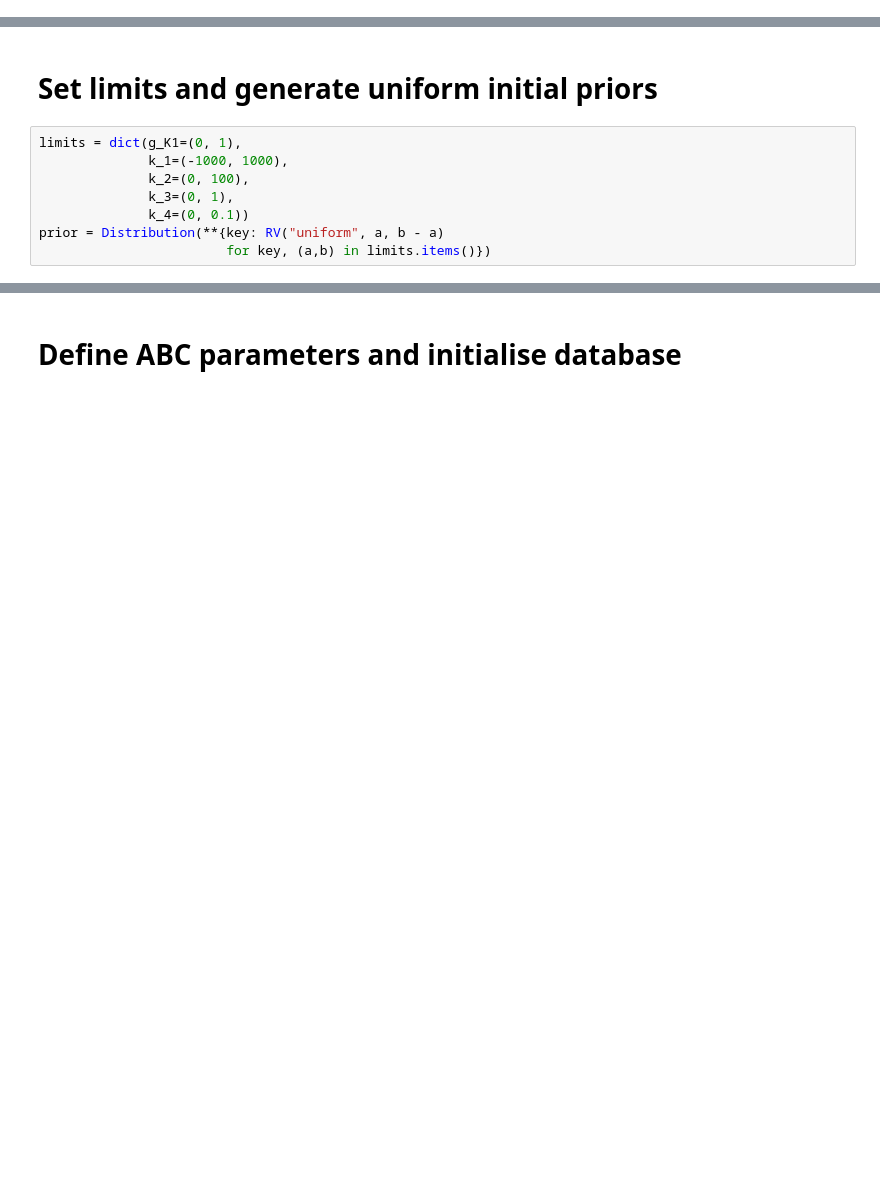
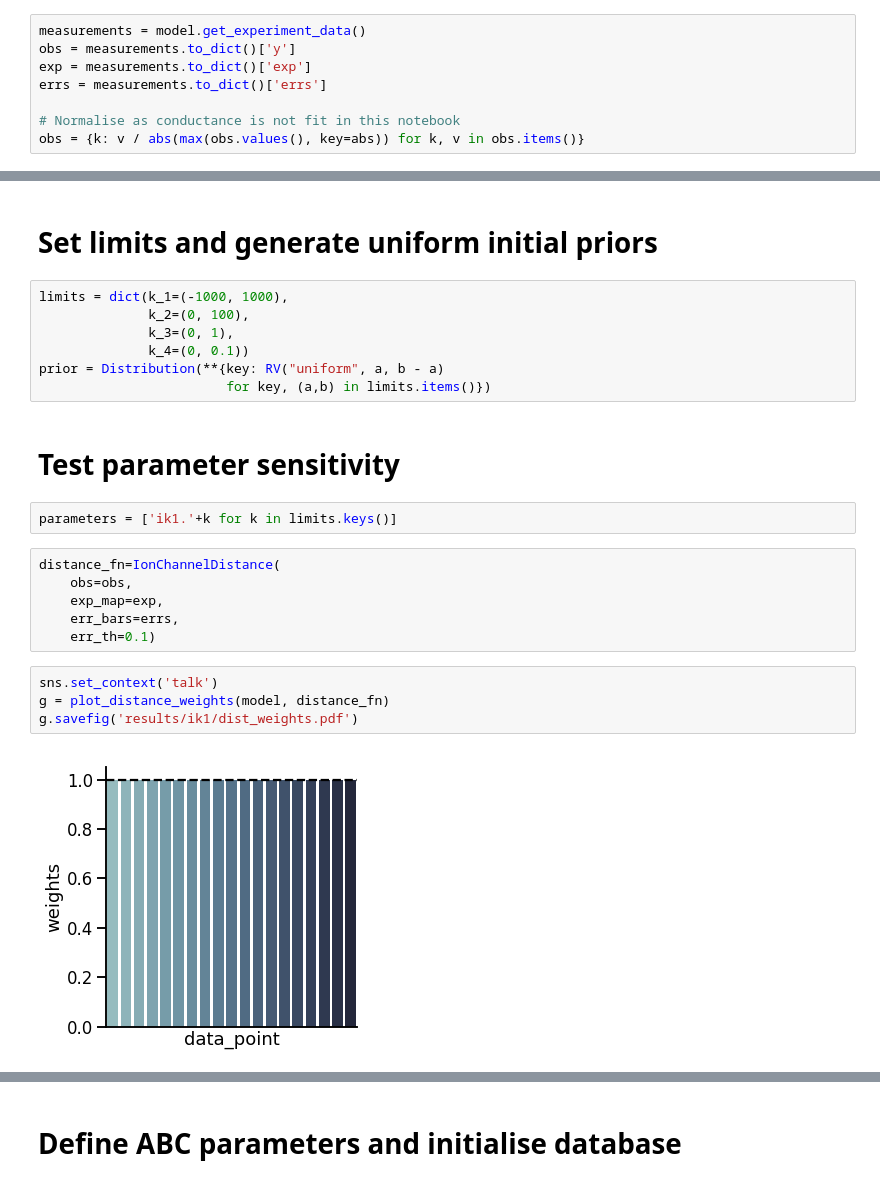
Before and after one commit to charleshouston/ion-channel-ABC, a Jupyter notebook: docs/examples/hl-1_ik1.ipynb, the cells around one changed output, grey strips where cells are left out. Drawn from its saved outputs; the diff is of its cells as text; blank space fills up the shorter version.

```diff
--- a/docs/examples/hl-1_ik1.ipynb
+++ b/docs/examples/hl-1_ik1.ipynb
@@ -36,0 +42,8 @@ exp = measurements.to_dict()['exp']
+# %%
+measurements = model.get_experiment_data()
+obs = measurements.to_dict()['y']
+exp = measurements.to_dict()['exp']
+errs = measurements.to_dict()['errs']
+
+# Normalise as conductance is not fit in this notebook
+obs = {k: v / abs(max(obs.values(), key=abs)) for k, v in obs.items()}
@@ -37,10 +52,25 @@ exp = measurements.to_dict()['exp']
 # %% [markdown]
 # Set limits and generate uniform initial priors
 # %%
-limits = dict(g_K1=(0, 1),
-              k_1=(-1000, 1000),
+limits = dict(k_1=(-1000, 1000),
               k_2=(0, 100),
               k_3=(0, 1),
               k_4=(0, 0.1))
 prior = Distribution(**{key: RV("uniform", a, b - a)
                         for key, (a,b) in limits.items()})
+# %% [markdown]
+# Test parameter sensitivity
+# %%
+parameters = ['ik1.'+k for k in limits.keys()]
+# %%
+distance_fn=IonChannelDistance(
+    obs=obs,
+    exp_map=exp,
+    err_bars=errs,
+    err_th=0.1)
+# %%
+sns.set_context('talk')
+g = plot_distance_weights(model, distance_fn)
+g.savefig('results/ik1/dist_weights.pdf')
+# %% [output]
+[figure, added]
```
Also changed, not shown: parts of 34 cells of this notebook, 1 other file.
